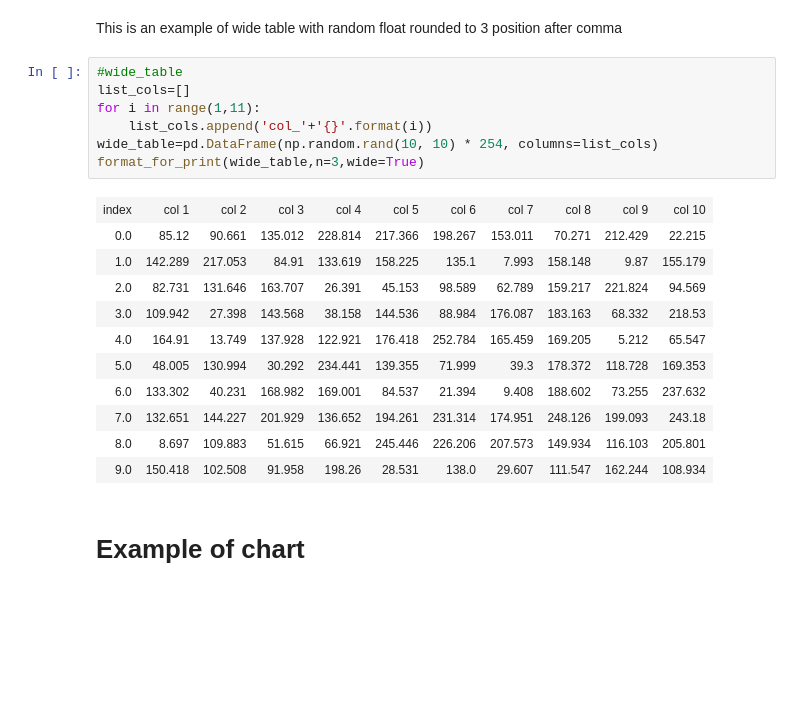
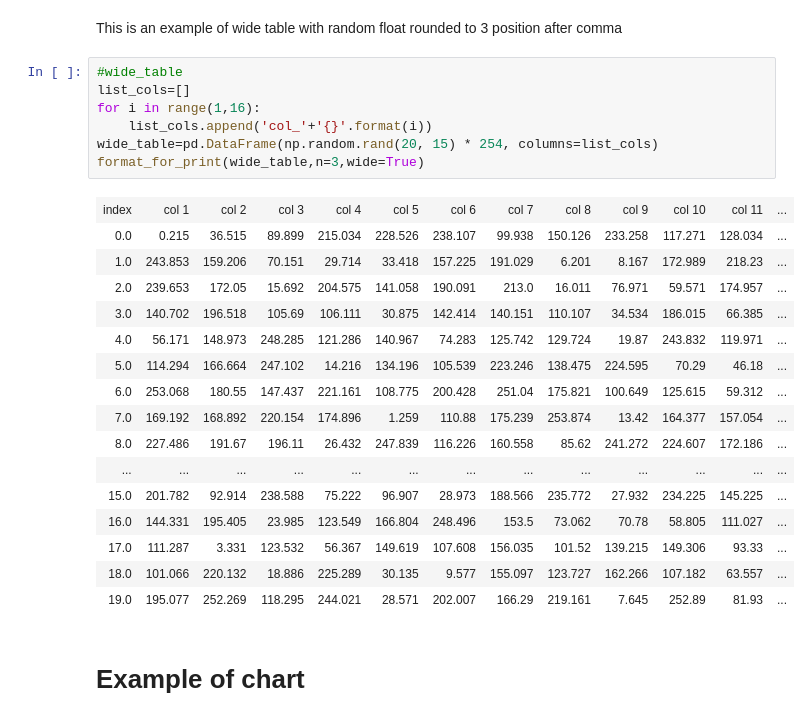
Before and after one commit to mathprovgit/notebook_to_latex, a Jupyter notebook: my_notebook.ipynb, the cells around one changed output. Cells and saved outputs as stored; diff of their text form; blank space fills up the shorter version.

```diff
--- a/my_notebook.ipynb
+++ b/my_notebook.ipynb
@@ -140,22 +140,27 @@ This is an example of wide table with random float rounded to 3 position after c
 # %%
 #wide_table
 list_cols=[]
-for i in range(1,11):
+for i in range(1,16):
     list_cols.append('col_'+'{}'.format(i))
-wide_table=pd.DataFrame(np.random.rand(10, 10) * 254, columns=list_cols)
+wide_table=pd.DataFrame(np.random.rand(20, 15) * 254, columns=list_cols)
 format_for_print(wide_table,n=3,wide=True)
 # %% [output]
-| index | col 1 | col 2 | col 3 | col 4 | col 5 | col 6 | col 7 | col 8 | col 9 | col 10 |
-| 0.0 | 85.12 | 90.661 | 135.012 | 228.814 | 217.366 | 198.267 | 153.011 | 70.271 | 212.429 | 22.215 |
-| 1.0 | 142.289 | 217.053 | 84.91 | 133.619 | 158.225 | 135.1 | 7.993 | 158.148 | 9.87 | 155.179 |
-| 2.0 | 82.731 | 131.646 | 163.707 | 26.391 | 45.153 | 98.589 | 62.789 | 159.217 | 221.824 | 94.569 |
-| 3.0 | 109.942 | 27.398 | 143.568 | 38.158 | 144.536 | 88.984 | 176.087 | 183.163 | 68.332 | 218.53 |
-| 4.0 | 164.91 | 13.749 | 137.928 | 122.921 | 176.418 | 252.784 | 165.459 | 169.205 | 5.212 | 65.547 |
-| 5.0 | 48.005 | 130.994 | 30.292 | 234.441 | 139.355 | 71.999 | 39.3 | 178.372 | 118.728 | 169.353 |
-| 6.0 | 133.302 | 40.231 | 168.982 | 169.001 | 84.537 | 21.394 | 9.408 | 188.602 | 73.255 | 237.632 |
-| 7.0 | 132.651 | 144.227 | 201.929 | 136.652 | 194.261 | 231.314 | 174.951 | 248.126 | 199.093 | 243.18 |
-| 8.0 | 8.697 | 109.883 | 51.615 | 66.921 | 245.446 | 226.206 | 207.573 | 149.934 | 116.103 | 205.801 |
-| 9.0 | 150.418 | 102.508 | 91.958 | 198.26 | 28.531 | 138.0 | 29.607 | 111.547 | 162.244 | 108.934 |
+| index | col 1 | col 2 | col 3 | col 4 | col 5 | col 6 | col 7 | col 8 | col 9 | col 10 | col 11 | ... |
+| 0.0 | 0.215 | 36.515 | 89.899 | 215.034 | 228.526 | 238.107 | 99.938 | 150.126 | 233.258 | 117.271 | 128.034 | ... |
+| 1.0 | 243.853 | 159.206 | 70.151 | 29.714 | 33.418 | 157.225 | 191.029 | 6.201 | 8.167 | 172.989 | 218.23 | ... |
+| 2.0 | 239.653 | 172.05 | 15.692 | 204.575 | 141.058 | 190.091 | 213.0 | 16.011 | 76.971 | 59.571 | 174.957 | ... |
+| 3.0 | 140.702 | 196.518 | 105.69 | 106.111 | 30.875 | 142.414 | 140.151 | 110.107 | 34.534 | 186.015 | 66.385 | ... |
+| 4.0 | 56.171 | 148.973 | 248.285 | 121.286 | 140.967 | 74.283 | 125.742 | 129.724 | 19.87 | 243.832 | 119.971 | ... |
+| 5.0 | 114.294 | 166.664 | 247.102 | 14.216 | 134.196 | 105.539 | 223.246 | 138.475 | 224.595 | 70.29 | 46.18 | ... |
+| 6.0 | 253.068 | 180.55 | 147.437 | 221.161 | 108.775 | 200.428 | 251.04 | 175.821 | 100.649 | 125.615 | 59.312 | ... |
+| 7.0 | 169.192 | 168.892 | 220.154 | 174.896 | 1.259 | 110.88 | 175.239 | 253.874 | 13.42 | 164.377 | 157.054 | ... |
+| 8.0 | 227.486 | 191.67 | 196.11 | 26.432 | 247.839 | 116.226 | 160.558 | 85.62 | 241.272 | 224.607 | 172.186 | ... |
+| ... | ... | ... | ... | ... | ... | ... | ... | ... | ... | ... | ... | ... |
+| 15.0 | 201.782 | 92.914 | 238.588 | 75.222 | 96.907 | 28.973 | 188.566 | 235.772 | 27.932 | 234.225 | 145.225 | ... |
+| 16.0 | 144.331 | 195.405 | 23.985 | 123.549 | 166.804 | 248.496 | 153.5 | 73.062 | 70.78 | 58.805 | 111.027 | ... |
+| 17.0 | 111.287 | 3.331 | 123.532 | 56.367 | 149.619 | 107.608 | 156.035 | 101.52 | 139.215 | 149.306 | 93.33 | ... |
+| 18.0 | 101.066 | 220.132 | 18.886 | 225.289 | 30.135 | 9.577 | 155.097 | 123.727 | 162.266 | 107.182 | 63.557 | ... |
+| 19.0 | 195.077 | 252.269 | 118.295 | 244.021 | 28.571 | 202.007 | 166.29 | 219.161 | 7.645 | 252.89 | 81.93 | ... |
 # %% [markdown]
 # Example of chart
 # %% [markdown]
```
Also changed, not shown: parts of 1 cell of this notebook, 6 other files.
